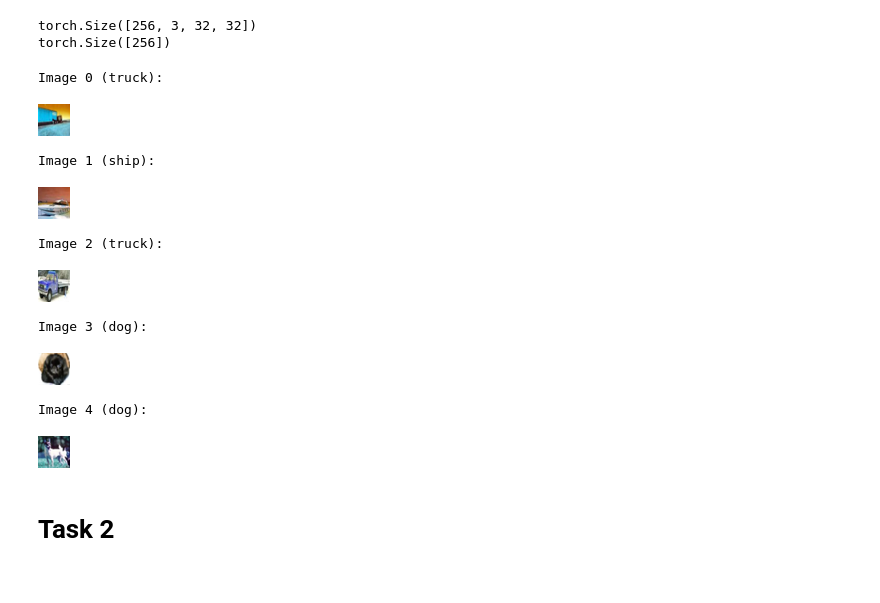
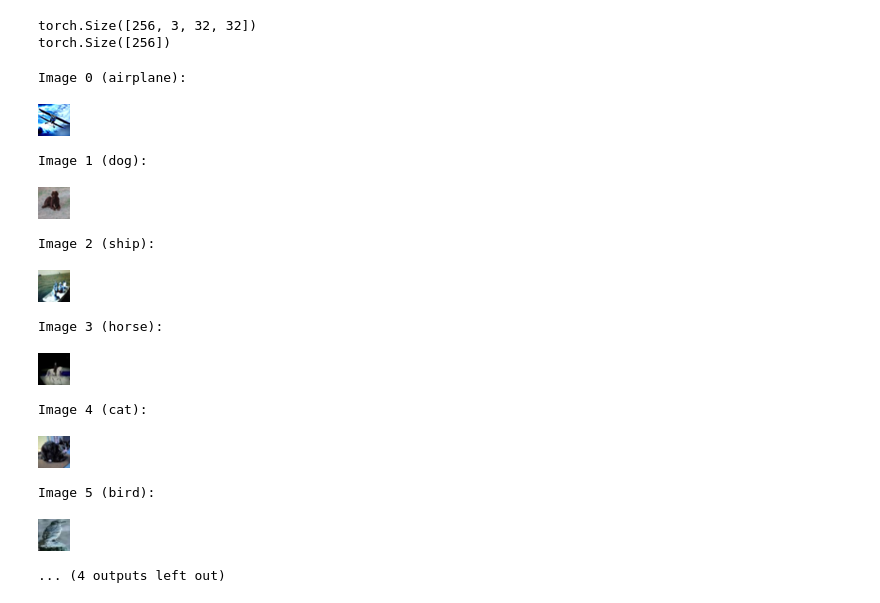
Before and after one commit to mariampinel/Data-Mining, a Jupyter notebook: NN_Coursework.ipynb, the cells around one changed output. Cells and saved outputs as stored; diff of their text form; code cells hidden in the pictures.

```diff
--- a/NN_Coursework.ipynb
+++ b/NN_Coursework.ipynb
@@ -9,20 +13,21 @@ import torchvision
 # Task 1: Create a DataLoader for the training dataset and a DataLoader for the testing dataset, which should enable generating batches of examples
 # %%
 # Load data
-# You don't need to understand this function for now.
 def load_data_cifar10(batch_size, resize=None):
     """Download the CIFAR-10 dataset and then load it into memory."""
-    trans = [torchvision.transforms.ToTensor()]
+    transform_list = [torchvision.transforms.ToTensor()]
     if resize:
-        trans.insert(0, torchvision.transforms.Resize(resize))
-    trans = torchvision.transforms.Compose(trans)
-    mnist_train = torchvision.datasets.CIFAR10(
-        root="../data", train=True, transform=trans, download=True)
-    mnist_test = torchvision.datasets.CIFAR10(
-        root="../data", train=False, transform=trans, download=True)
-    return (torch.utils.data.DataLoader(mnist_train, batch_size, shuffle=True,
-                            num_workers=2),
-            torch.utils.data.DataLoader(mnist_test, batch_size, shuffle=False,
-                            num_workers=2))
+        transform_list.insert(0, torchvision.transforms.Resize(resize))
+    transform = torchvision.transforms.Compose(transform_list)
+    cifar10_train = torchvision.datasets.CIFAR10(
+        root="../data", train=True, transform=transform, download=True)
+    cifar10_test = torchvision.datasets.CIFAR10(
+        root="../data", train=False, transform=transform, download=True)
+    train_loader = torch.utils.data.DataLoader(
+        cifar10_train, batch_size=batch_size, shuffle=True, num_workers=2)
+    test_loader = torch.utils.data.DataLoader(
+        cifar10_test, batch_size=batch_size, shuffle=False, num_workers=2)
+
+    return train_loader, test_loader
 # %%
 # Create train and test split
@@ -39,22 +45,23 @@ torch.Size([256])
 # %%
 # Visualize data
 from google.colab.patches import cv2_imshow
 
 class_labels = ['airplane', 'automobile', 'bird', 'cat', 'deer', 'dog', 'frog', 'horse', 'ship', 'truck'] # Pre-defined class labels
 
-for i in range(5):
+for i in range(8):
     print(f'\nImage {i} ({class_labels[int(y[i])]}):\n') # Prints the index `i` and the label associated to the `i`-th image.
     cv2_imshow(X[i].numpy().transpose(1, 2, 0) * 255) # Converts and displays the `i`-th image in the batch.
 # %% [output]
-Image 0 (truck):
+Image 0 (airplane):
-[figure, old version]
+[figure, new version]
-Image 1 (ship):
+Image 1 (dog):
-[figure, old version]
+[figure, new version]
-Image 2 (truck):
+Image 2 (ship):
-[figure, old version]
+[figure, new version]
-Image 3 (dog):
+Image 3 (horse):
-[figure, old version]
+[figure, new version]
-Image 4 (dog):
+Image 4 (cat):
-[figure, old version]
+[figure, new version]
+Image 5 (bird):
+[figure, added]
+... (4 outputs left out)
-# %% [markdown]
-# Task 2
```
Also changed, not shown: parts of 4 cells of this notebook.
